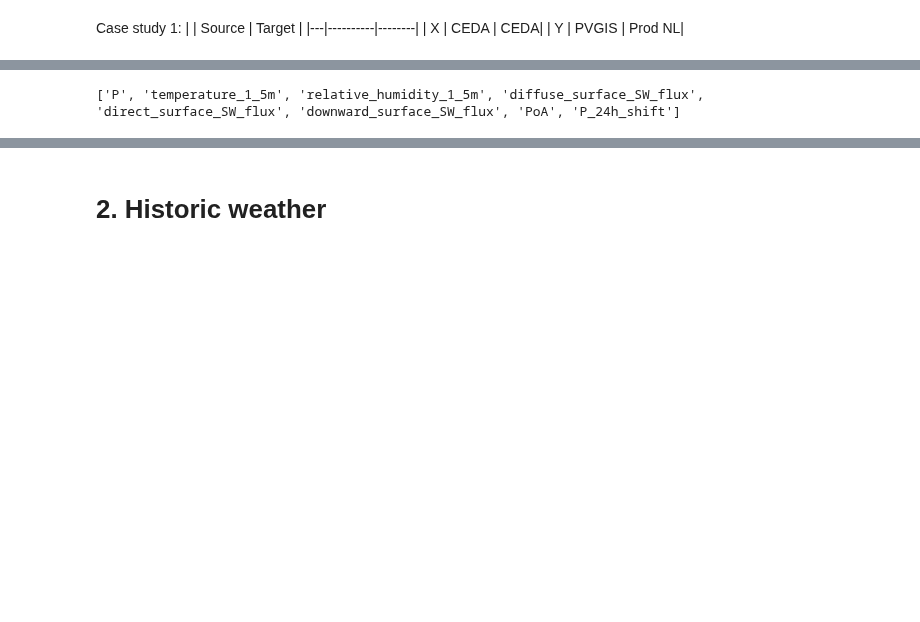
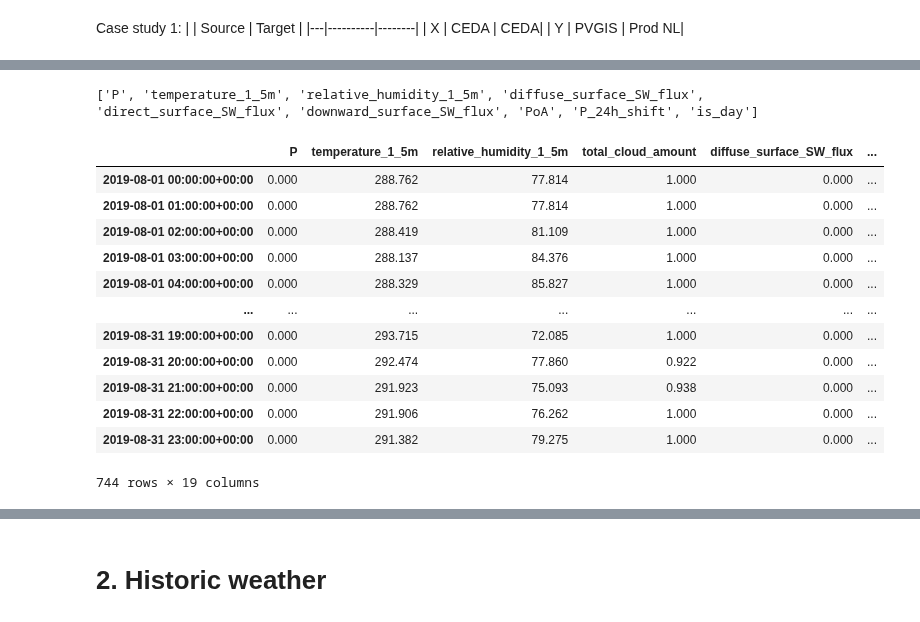
Before and after one commit to RobbeVDE/SolNet-2, a Jupyter notebook: main.ipynb, the cells around one changed output, grey strips where cells are left out. Saved outputs shown, nothing was run; the diff lists cells and outputs as text; code cells hidden in the pictures; blank space fills up the shorter version.

```diff
--- a/main.ipynb
+++ b/main.ipynb
@@ -202,10 +202,32 @@ Name: P, dtype: float64
 # %%
 tuning_method = 'freeze'
 features = list(source_dataset.columns)
-features = ['P', 'temperature_1_5m', 'relative_humidity_1_5m', 'diffuse_surface_SW_flux', 'direct_surface_SW_flux', 'downward_surface_SW_flux', 'PoA', 'P_24h_shift']
+features = ['P', 'temperature_1_5m', 'relative_humidity_1_5m', 'diffuse_surface_SW_flux', 'direct_surface_SW_flux', 'downward_surface_SW_flux', 'PoA', 'P_24h_shift', "is_day"]
 print(features)
 # %% [output]
-['P', 'temperature_1_5m', 'relative_humidity_1_5m', 'diffuse_surface_SW_flux', 'direct_surface_SW_flux', 'downward_surface_SW_flux', 'PoA', 'P_24h_shift']
+['P', 'temperature_1_5m', 'relative_humidity_1_5m', 'diffuse_surface_SW_flux', 'direct_surface_SW_flux', 'downward_surface_SW_flux', 'PoA', 'P_24h_shift', 'is_day']
+# %%
+source_dataset = source_dataset.astype(float)
+target_dataset = source_dataset.astype(float)
+eval_dataset = source_dataset.astype(float)
+min = source_dataset.min(axis=0).to_dict()
+max = source_dataset.max(axis=0).to_dict()
+
+source_dataset
+# %% [output]
+|  | P | temperature_1_5m | relative_humidity_1_5m | total_cloud_amount | diffuse_surface_SW_flux | ... |
+| 2019-08-01 00:00:00+00:00 | 0.000 | 288.762 | 77.814 | 1.000 | 0.000 | ... |
+| 2019-08-01 01:00:00+00:00 | 0.000 | 288.762 | 77.814 | 1.000 | 0.000 | ... |
+| 2019-08-01 02:00:00+00:00 | 0.000 | 288.419 | 81.109 | 1.000 | 0.000 | ... |
+| 2019-08-01 03:00:00+00:00 | 0.000 | 288.137 | 84.376 | 1.000 | 0.000 | ... |
+| 2019-08-01 04:00:00+00:00 | 0.000 | 288.329 | 85.827 | 1.000 | 0.000 | ... |
+| ... | ... | ... | ... | ... | ... | ... |
+| 2019-08-31 19:00:00+00:00 | 0.000 | 293.715 | 72.085 | 1.000 | 0.000 | ... |
+| 2019-08-31 20:00:00+00:00 | 0.000 | 292.474 | 77.860 | 0.922 | 0.000 | ... |
+| 2019-08-31 21:00:00+00:00 | 0.000 | 291.923 | 75.093 | 0.938 | 0.000 | ... |
+| 2019-08-31 22:00:00+00:00 | 0.000 | 291.906 | 76.262 | 1.000 | 0.000 | ... |
+| 2019-08-31 23:00:00+00:00 | 0.000 | 291.382 | 79.275 | 1.000 | 0.000 | ... |
+744 rows × 19 columns
 # %%
 source_state_dict, target_state_dict, y_truth, y_forecast = forecast_maker(source_dataset, target_dataset, features, eval_dataset, [min,max])
 # %% [output]
```
Also changed, not shown: parts of 10 cells of this notebook, 4 other files.
